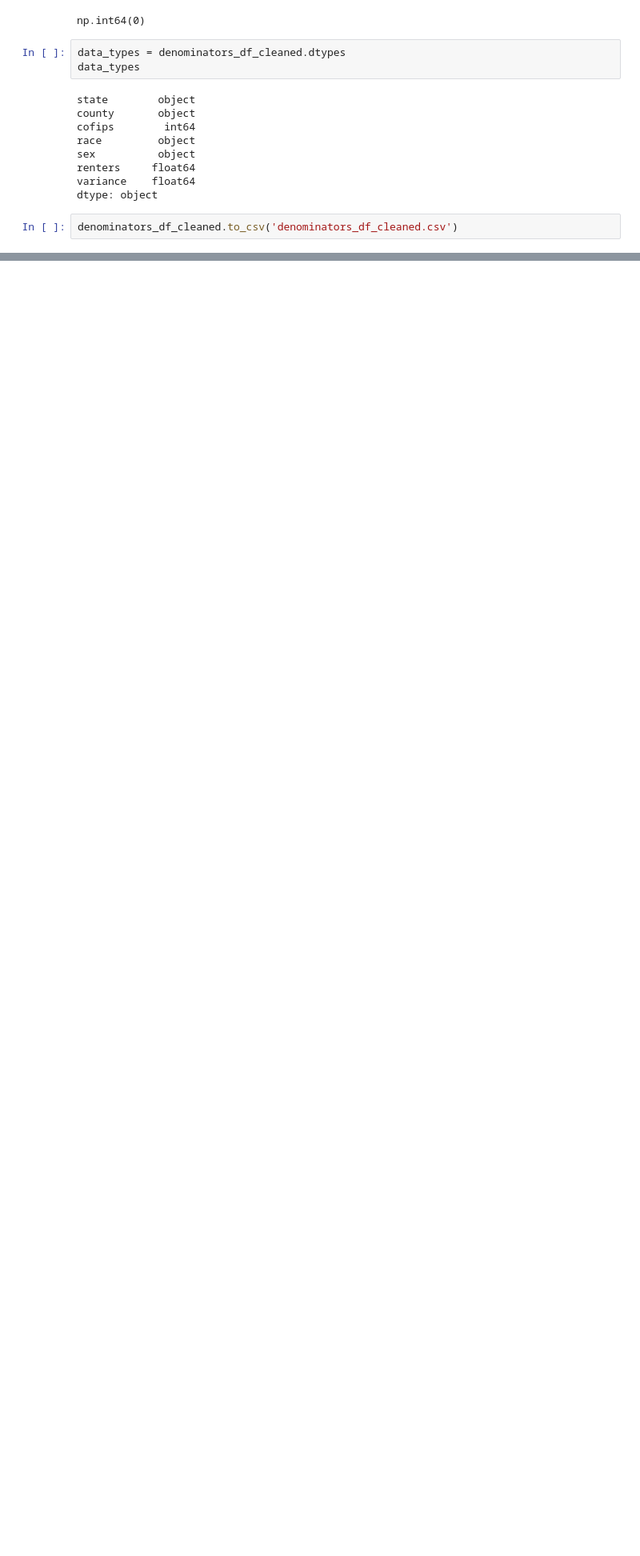
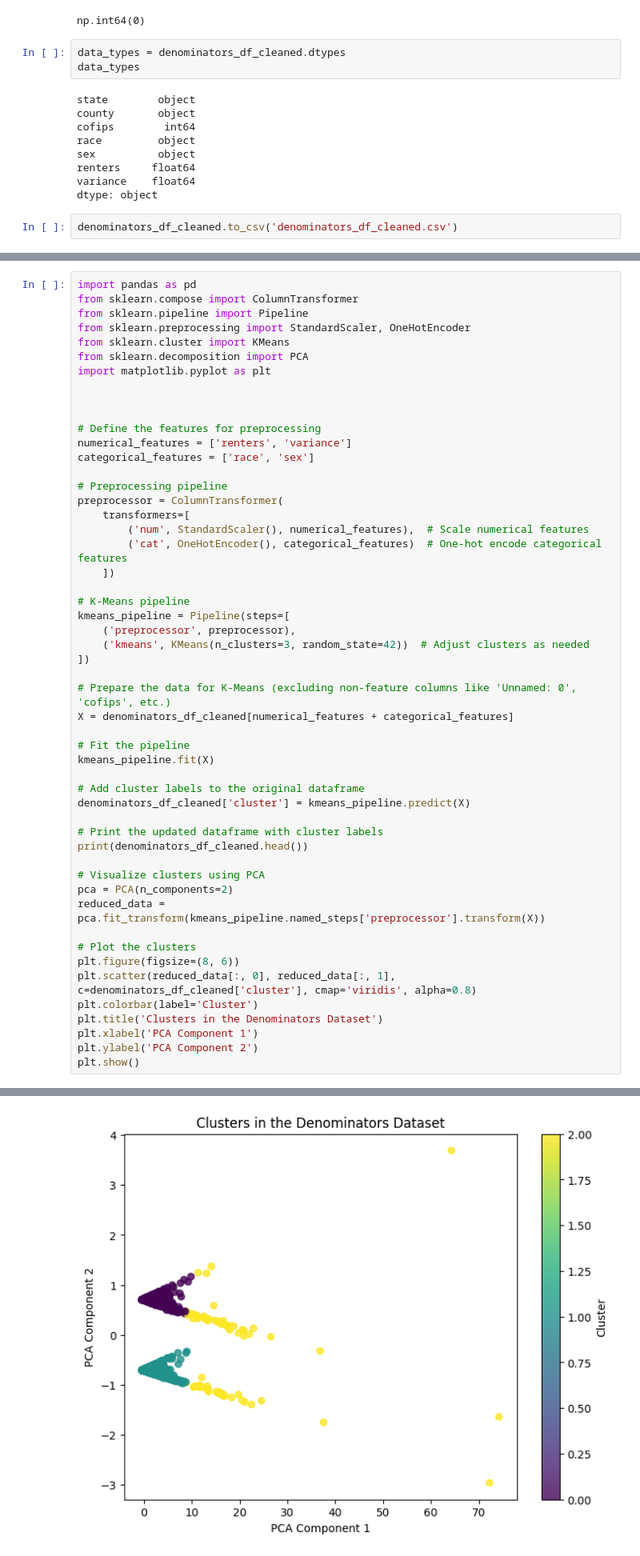
Before and after one commit to achoi1107/eviction_pattern_project, a Jupyter notebook: data_management.ipynb, the cells around one changed output, grey strips where cells are left out. Shown at 80% size. Cells and saved outputs as stored; diff of their text form; blank space fills up the shorter version.

```diff
--- a/data_management.ipynb
+++ b/data_management.ipynb
@@ -390,0 +542,53 @@ denominators_df_cleaned.to_csv('denominators_df_cleaned.csv')
+# %%
+import pandas as pd
+from sklearn.compose import ColumnTransformer
+from sklearn.pipeline import Pipeline
+from sklearn.preprocessing import StandardScaler, OneHotEncoder
+from sklearn.cluster import KMeans
+from sklearn.decomposition import PCA
+import matplotlib.pyplot as plt
+
+
+
+# Define the features for preprocessing
+numerical_features = ['renters', 'variance']
+categorical_features = ['race', 'sex']
+
+# Preprocessing pipeline
+preprocessor = ColumnTransformer(
+    transformers=[
+        ('num', StandardScaler(), numerical_features),  # Scale numerical features
+        ('cat', OneHotEncoder(), categorical_features)  # One-hot encode categorical features
+    ])
+
+# K-Means pipeline
+kmeans_pipeline = Pipeline(steps=[
+    ('preprocessor', preprocessor),
+    ('kmeans', KMeans(n_clusters=3, random_state=42))  # Adjust clusters as needed
+])
+
+# Prepare the data for K-Means (excluding non-feature columns like 'Unnamed: 0', 'cofips', etc.)
+X = denominators_df_cleaned[numerical_features + categorical_features]
+
+# Fit the pipeline
+kmeans_pipeline.fit(X)
+
+# Add cluster labels to the original dataframe
+denominators_df_cleaned['cluster'] = kmeans_pipeline.predict(X)
+
+# Print the updated dataframe with cluster labels
+print(denominators_df_cleaned.head())
+
+# Visualize clusters using PCA
+pca = PCA(n_components=2)
+reduced_data = pca.fit_transform(kmeans_pipeline.named_steps['preprocessor'].transform(X))
+
+# Plot the clusters
+plt.figure(figsize=(8, 6))
+plt.scatter(reduced_data[:, 0], reduced_data[:, 1], c=denominators_df_cleaned['cluster'], cmap='viridis', alpha=0.8)
+plt.colorbar(label='Cluster')
+plt.title('Clusters in the Denominators Dataset')
+plt.xlabel('PCA Component 1')
+plt.ylabel('PCA Component 2')
+plt.show()
+# %% [output]
@@ -390,0 +601 @@ denominators_df_cleaned.to_csv('denominators_df_cleaned.csv')
+[figure, added]
```
Also changed, not shown: parts of 19 cells of this notebook, 1 other file.
